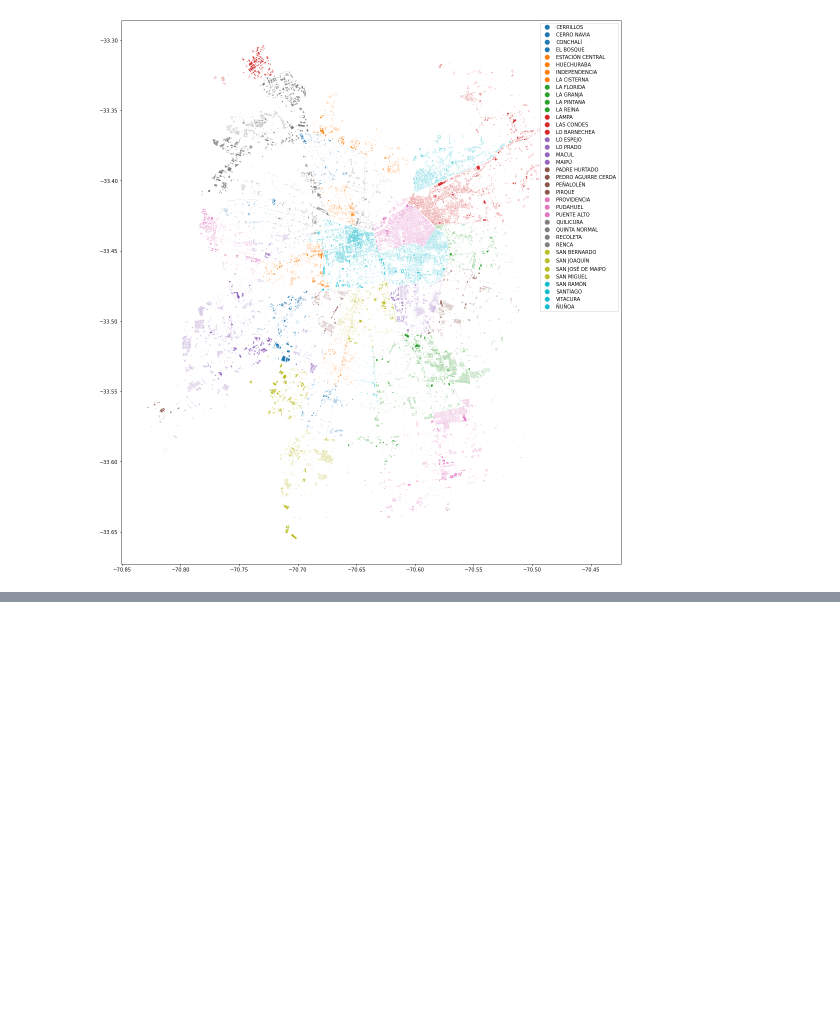
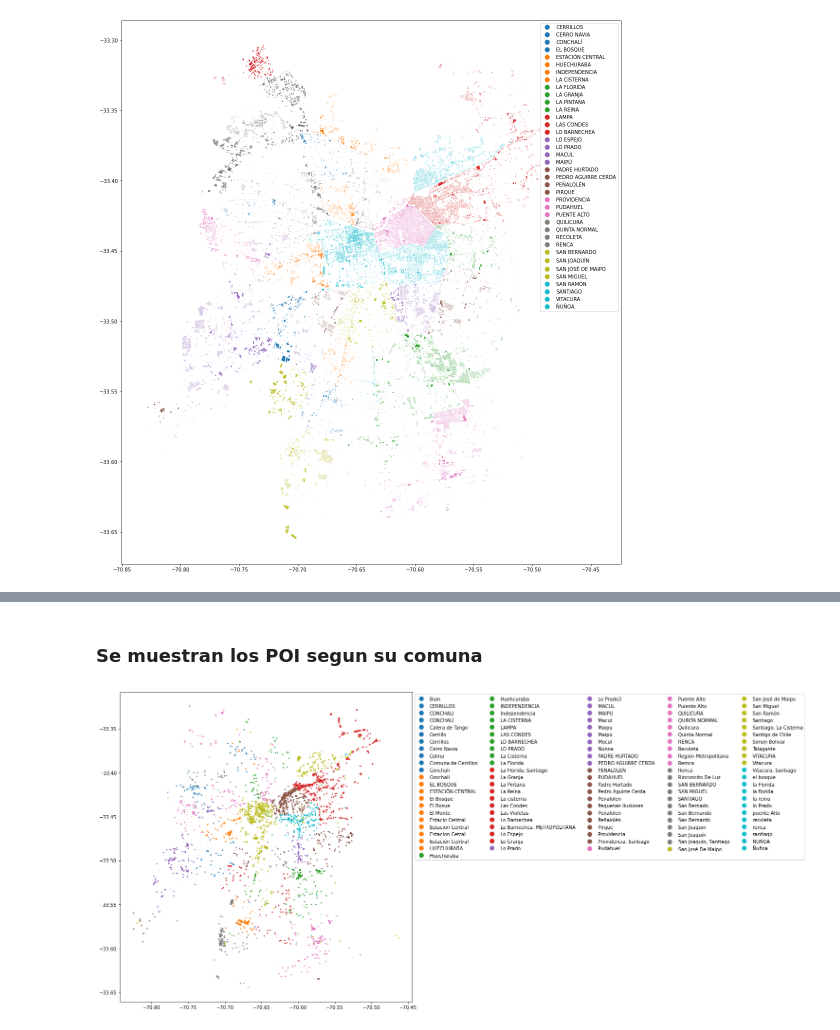
Before and after one commit to jotasplvd/Loading-OSM-in-Jupyter-Notebook, a Jupyter notebook: Open Street Map Data.ipynb, the cells around one changed output, grey strips where cells are left out. Saved outputs shown, nothing was run; the diff lists cells and outputs as text; code cells hidden in the pictures; blank space fills up the shorter version.

```diff
--- a/Open Street Map Data.ipynb
+++ b/Open Street Map Data.ipynb
@@ -55,0 +91,6 @@ rm_osm.plot(figsize=(20,20), linewidth=5, column='NOM_COMUNA', legend=True)
+# %% [markdown]
+### Se muestran los POI segun su comuna
+# %%
+ax = pois.plot(column='addr:city', markersize=3, figsize=(12,12), legend=True, legend_kwds=dict(loc='upper left', ncol=5, bbox_to_anchor=(1, 1)))
+# %% [output]
+[figure, added]
```
Also changed, not shown: parts of 17 cells of this notebook.
